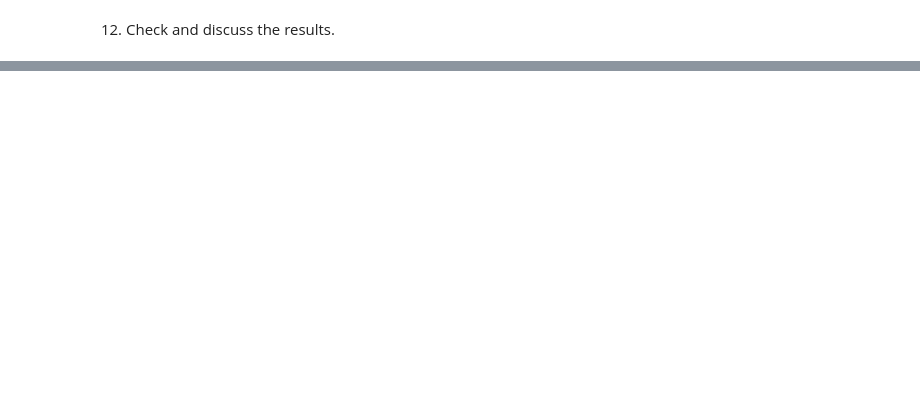
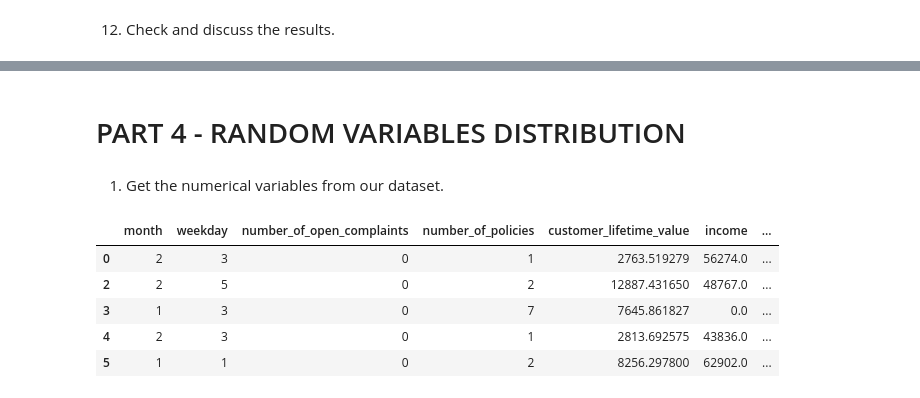
Before and after one commit to audedef/lab-week4-clean-knn-tests, a Jupyter notebook: Lab_week4_answer.ipynb, the cells around one changed output, grey strips where cells are left out. Saved outputs shown, nothing was run; the diff lists cells and outputs as text; code cells hidden in the pictures; blank space fills up the shorter version.

Commit message:
part 4 -random variables

```diff
--- a/Lab_week4_answer.ipynb
+++ b/Lab_week4_answer.ipynb
@@ -1416,0 +1442,14 @@ The R2 of the k-nn model with 19 neighbours on the TEST set was: 0.50
+# %% [markdown]
+# PART 4 - RANDOM VARIABLES DISTRIBUTION
+# %% [markdown]
+1. Get the numerical variables from our dataset.
+# %%
+# Let's go back with df2 and non-encoded categorical variables :
+df2.head()
+# %% [output]
+|  | month | weekday | number_of_open_complaints | number_of_policies | customer_lifetime_value | income | ... |
+| 0 | 2 | 3 | 0 | 1 | 2763.519279 | 56274.0 | ... |
+| 2 | 2 | 5 | 0 | 2 | 12887.431650 | 48767.0 | ... |
+| 3 | 1 | 3 | 0 | 7 | 7645.861827 | 0.0 | ... |
+| 4 | 2 | 3 | 0 | 1 | 2813.692575 | 43836.0 | ... |
+| 5 | 1 | 1 | 0 | 2 | 8256.297800 | 62902.0 | ... |
```
Also changed, not shown: parts of 17 cells of this notebook.
